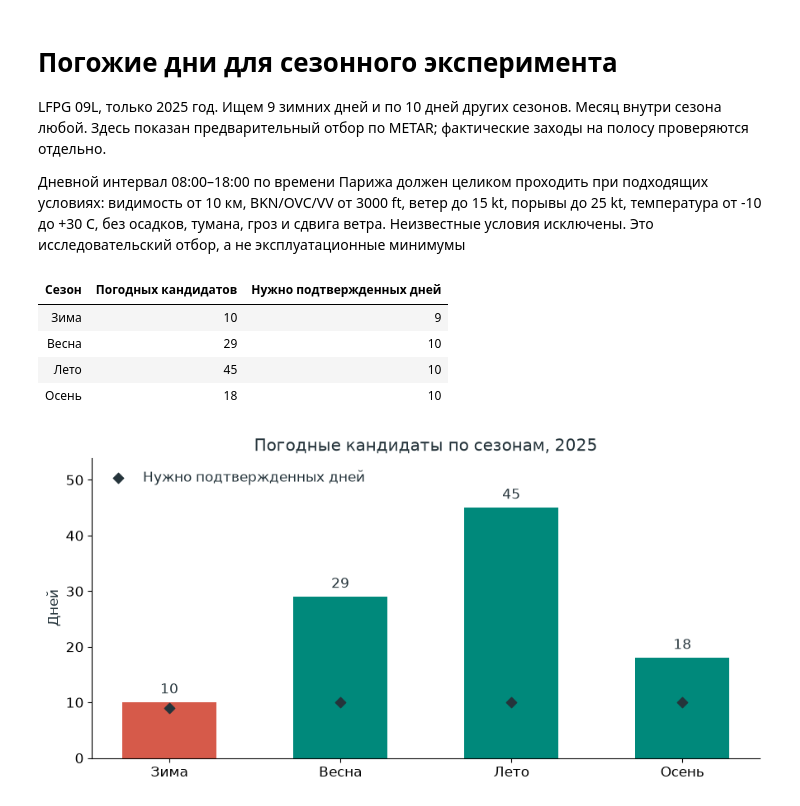
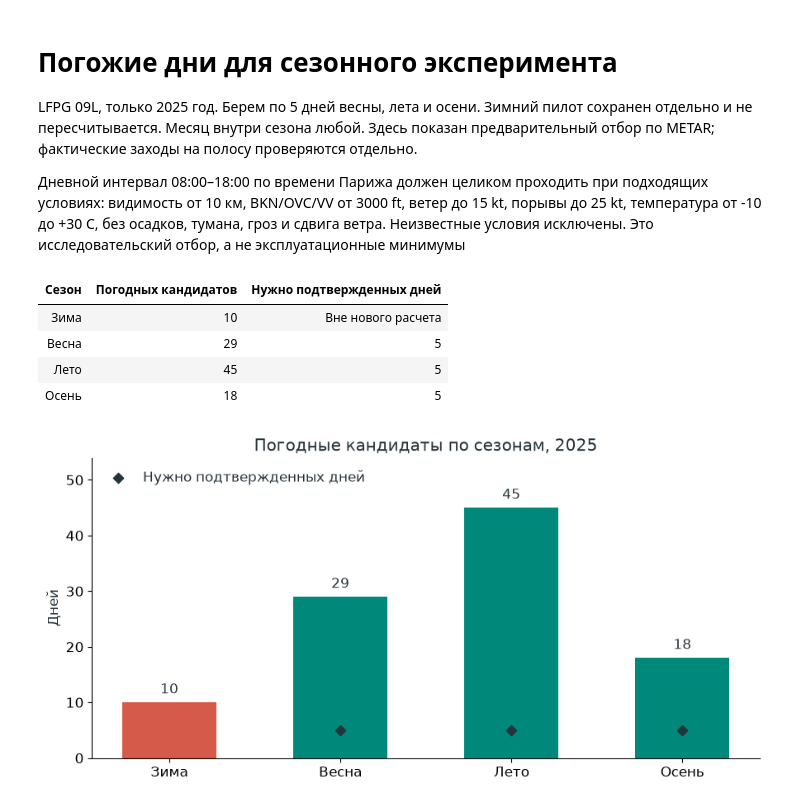
Before and after one commit to steptovictory-dev/Approach-Risk-ver.-1.1, a Jupyter notebook: research/lfpg-seasonal-learning/notebooks/01_seasonal_days.ipynb, the cells around one changed output. Saved outputs shown, nothing was run; the diff lists cells and outputs as text; code cells hidden in the pictures.

```diff
--- a/research/lfpg-seasonal-learning/notebooks/01_seasonal_days.ipynb
+++ b/research/lfpg-seasonal-learning/notebooks/01_seasonal_days.ipynb
@@ -1,7 +1,7 @@
 # %% [markdown]
 # Погожие дни для сезонного эксперимента
 
-LFPG 09L, только 2025 год. Ищем 9 зимних дней и по 10 дней других сезонов. Месяц внутри сезона любой. Здесь показан предварительный отбор по METAR; фактические заходы на полосу проверяются отдельно.
+LFPG 09L, только 2025 год. Берем по 5 дней весны, лета и осени. Зимний пилот сохранен отдельно и не пересчитывается. Месяц внутри сезона любой. Здесь показан предварительный отбор по METAR; фактические заходы на полосу проверяются отдельно.
 
 Дневной интервал 08:00–18:00 по времени Парижа должен целиком проходить при подходящих условиях: видимость от 10 км, BKN/OVC/VV от 3000 ft, ветер до 15 kt, порывы до 25 kt, температура от -10 до +30 C, без осадков, тумана, гроз и сдвига ветра. Неизвестные условия исключены. Это исследовательский отбор, а не эксплуатационные минимумы
 # %%
@@ -16,29 +16,29 @@ seasons = ['winter', 'spring', 'summer', 'autumn']
 labels = ['Зима', 'Весна', 'Лето', 'Осень']
 counts = candidates.groupby('season').size().reindex(seasons, fill_value=0)
 table = pd.DataFrame({'Сезон': labels, 'Погодных кандидатов': counts.to_numpy(),
-                      'Нужно подтвержденных дней': [9, 10, 10, 10]})
+                      'Нужно подтвержденных дней': ['Вне нового расчета', 5, 5, 5]})
 display(table.style.hide(axis='index'))
 # %% [output]
 | Сезон | Погодных кандидатов | Нужно подтвержденных дней |
-| Зима | 10 | 9 |
-| Весна | 29 | 10 |
-| Лето | 45 | 10 |
-| Осень | 18 | 10 |
+| Зима | 10 | Вне нового расчета |
+| Весна | 29 | 5 |
+| Лето | 45 | 5 |
+| Осень | 18 | 5 |
 # %%
 plt.rcParams.update({'font.family': 'DejaVu Sans', 'font.size': 12,
                      'axes.spines.top': False, 'axes.spines.right': False,
                      'text.color': '#25343B', 'axes.labelcolor': '#25343B'})
 fig, ax = plt.subplots(figsize=(9, 4.5))
 bars = ax.bar(labels, counts.to_numpy(), color=['#D65A4A', '#00897B', '#00897B', '#00897B'], width=0.55)
-ax.scatter(labels, [9, 10, 10, 10], color='#25343B', marker='D', s=40,
+ax.scatter(labels[1:], [5, 5, 5], color='#25343B', marker='D', s=40,
            zorder=3, label='Нужно подтвержденных дней')
 ax.bar_label(bars, padding=5)
 ax.set(title='Погодные кандидаты по сезонам, 2025', ylabel='Дней')
 ax.set_ylim(0, counts.max() * 1.2)
 ax.legend(frameon=False, loc='upper left')
 fig.tight_layout()
 (base / 'figures').mkdir(exist_ok=True)
 fig.savefig(base / 'figures/01_weather_candidates.png', dpi=180, bbox_inches='tight')
 plt.show()
 # %% [output]
-[figure, old version]
+[figure, new version]
```
Also changed, not shown: parts of 2 cells of this notebook, 16 other files.
